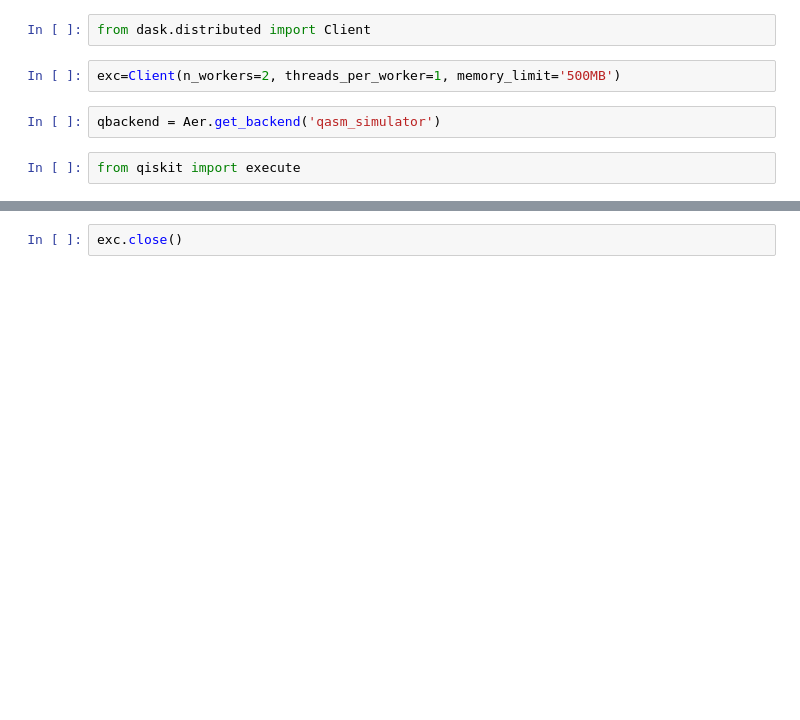
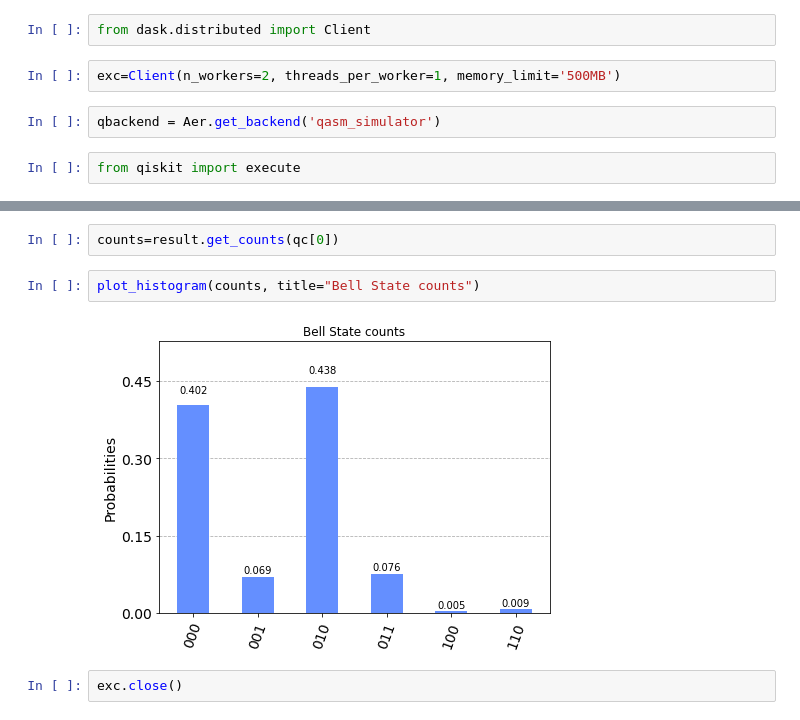
Before and after one commit to MozammilQ/dask_kubernetes, a Jupyter notebook: Aer_Distrubited_with_Kubernetes_and_more.ipynb, the cells around one changed output, grey strips where cells are left out. Drawn from its saved outputs; the diff is of its cells as text; blank space fills up the shorter version.

```diff
--- a/Aer_Distrubited_with_Kubernetes_and_more.ipynb
+++ b/Aer_Distrubited_with_Kubernetes_and_more.ipynb
@@ -192,2 +199,8 @@ ERROR: Failed to load qobj: to_json not implemented for this type of object: <cl
+# %%
+counts=result.get_counts(qc[0])
+# %%
+plot_histogram(counts, title="Bell State counts")
+# %% [output]
+[figure, added]
 # %%
 exc.close()
```
Also changed, not shown: parts of 13 cells of this notebook, 2 other files.
